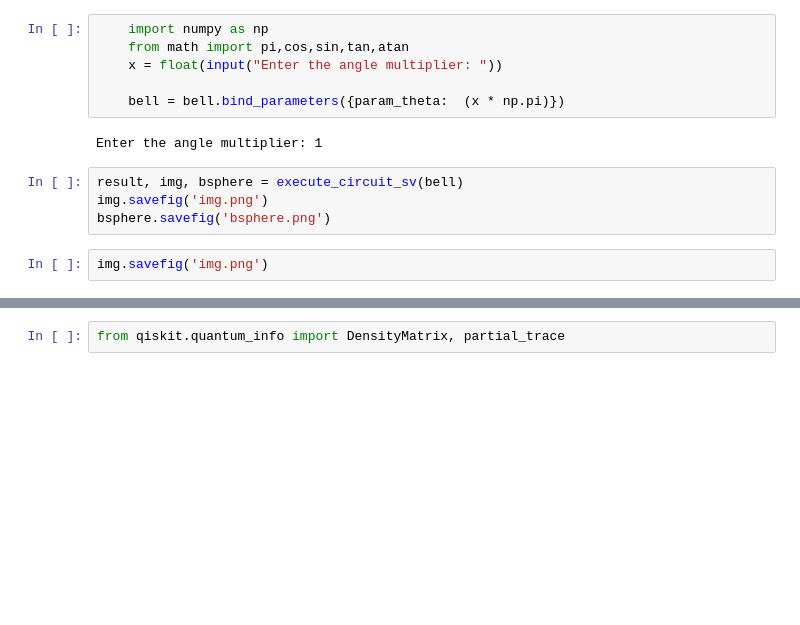
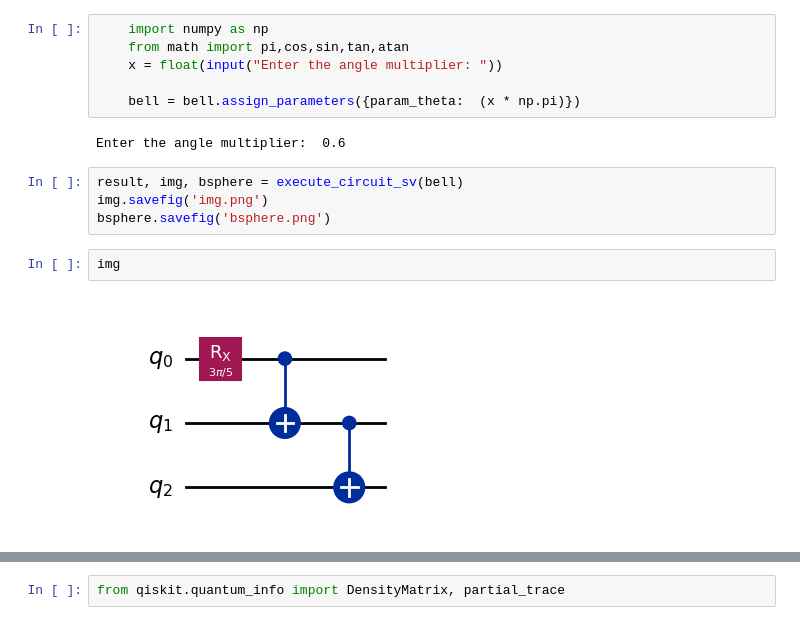
Before and after one commit to Soumyo2121/Quanytum_Entanglement_visualizer, a Jupyter notebook: Entanglement visualizer.ipynb, the cells around one changed output, grey strips where cells are left out. Cells and saved outputs as stored; diff of their text form; blank space fills up the shorter version.

```diff
--- a/Entanglement visualizer.ipynb
+++ b/Entanglement visualizer.ipynb
@@ -48,15 +51,17 @@ Press 1 to use CNOT gate and 2 for CY gate1
     from math import pi,cos,sin,tan,atan
     x = float(input("Enter the angle multiplier: "))
 
-    bell = bell.bind_parameters({param_theta:  (x * np.pi)})
+    bell = bell.assign_parameters({param_theta:  (x * np.pi)})
 # %% [output]
-Enter the angle multiplier: 1
+Enter the angle multiplier:  0.6
 # %%
 result, img, bsphere = execute_circuit_sv(bell)
 img.savefig('img.png')
 bsphere.savefig('bsphere.png')
 # %%
-img.savefig('img.png')
+img
+# %% [output]
+[figure, added]
 # %%
 bsphere
 # %% [output]
```
Also changed, not shown: parts of 9 cells of this notebook.
